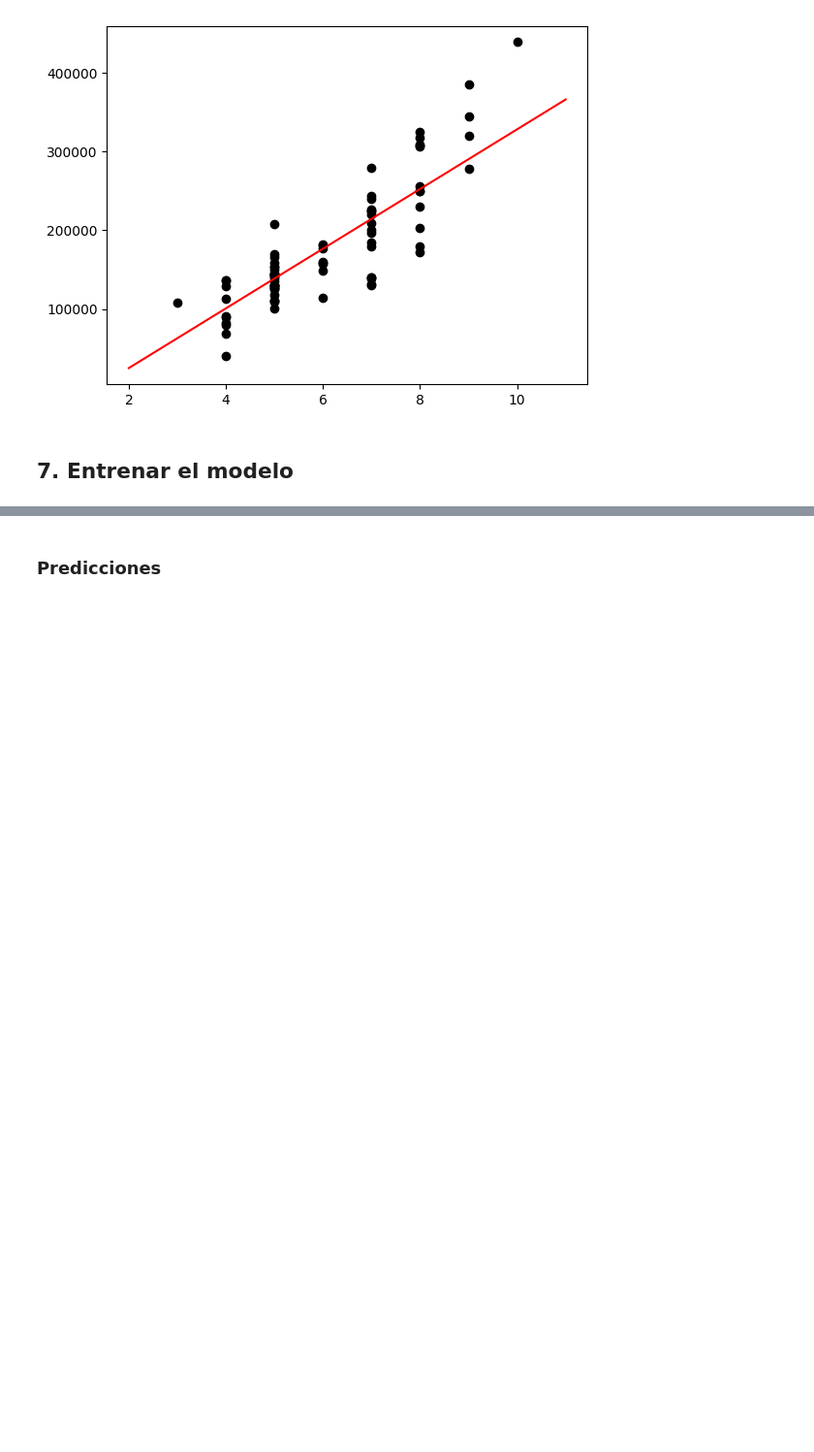
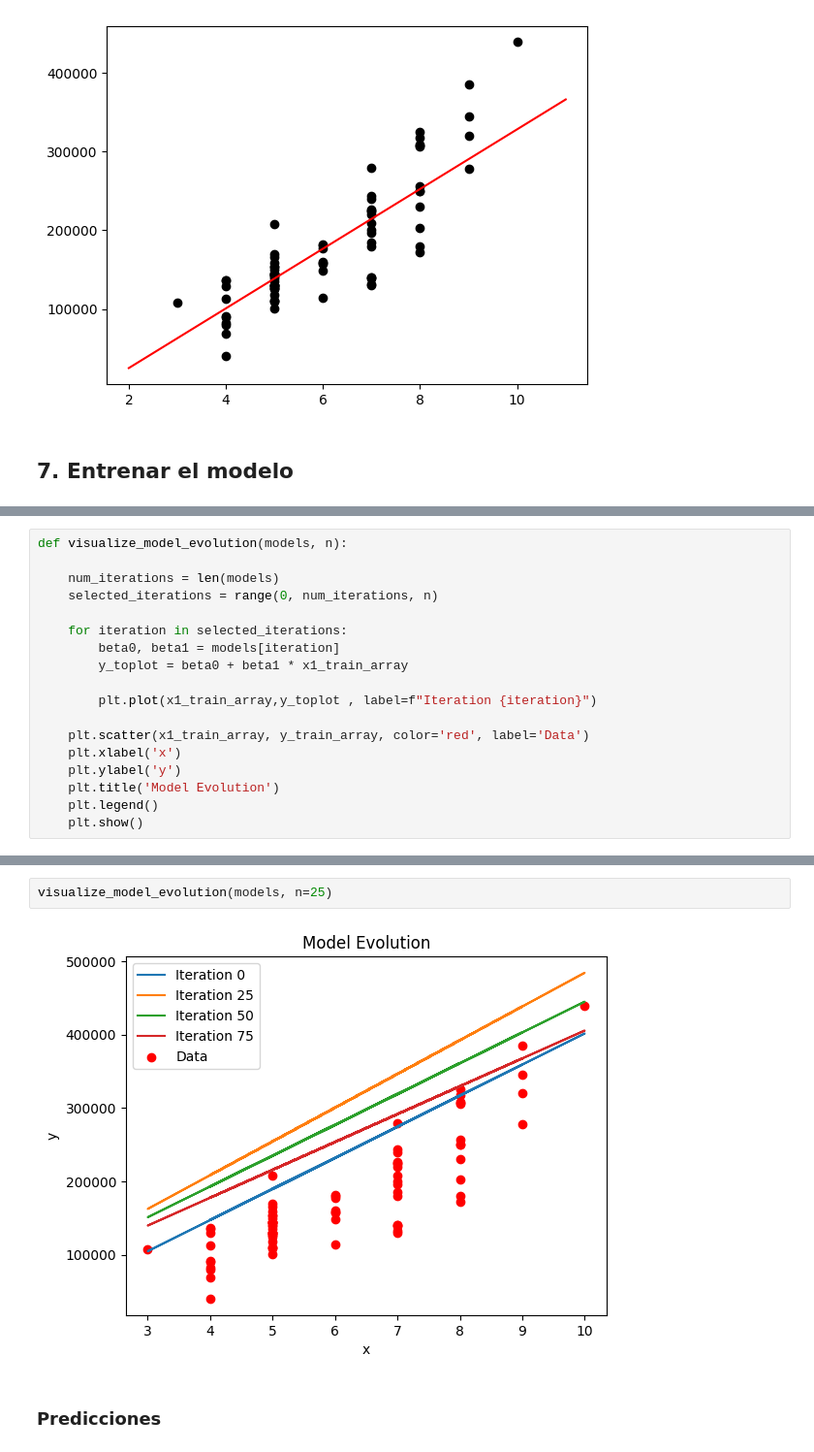
Before and after one commit to borisfloresDS/proyecto1, a Jupyter notebook: proyecto1_ds.ipynb, the cells around one changed output, grey strips where cells are left out. Shown at 97% size. Drawn from its saved outputs; the diff is of its cells as text; blank space fills up the shorter version.

```diff
--- a/proyecto1_ds.ipynb
+++ b/proyecto1_ds.ipynb
@@ -260 +242,19 @@ def plot_model_evolution(models, n):
+# %%
+def visualize_model_evolution(models, n):
+
+    num_iterations = len(models)
+    selected_iterations = range(0, num_iterations, n)
+
+    for iteration in selected_iterations:
+        beta0, beta1 = models[iteration]
+        y_toplot = beta0 + beta1 * x1_train_array
+
+        plt.plot(x1_train_array,y_toplot , label=f"Iteration {iteration}")
+
+    plt.scatter(x1_train_array, y_train_array, color='red', label='Data')
+    plt.xlabel('x')
+    plt.ylabel('y')
+    plt.title('Model Evolution')
+    plt.legend()
+    plt.show()
 # %%
@@ -276,3 +269,7 @@ array([[1.],
+# %%
+visualize_model_evolution(models, n=25)
+# %% [output]
+[figure, added]
 # %% [markdown]
 ### Predicciones
 # %%
```
Also changed, not shown: parts of 14 cells of this notebook.
